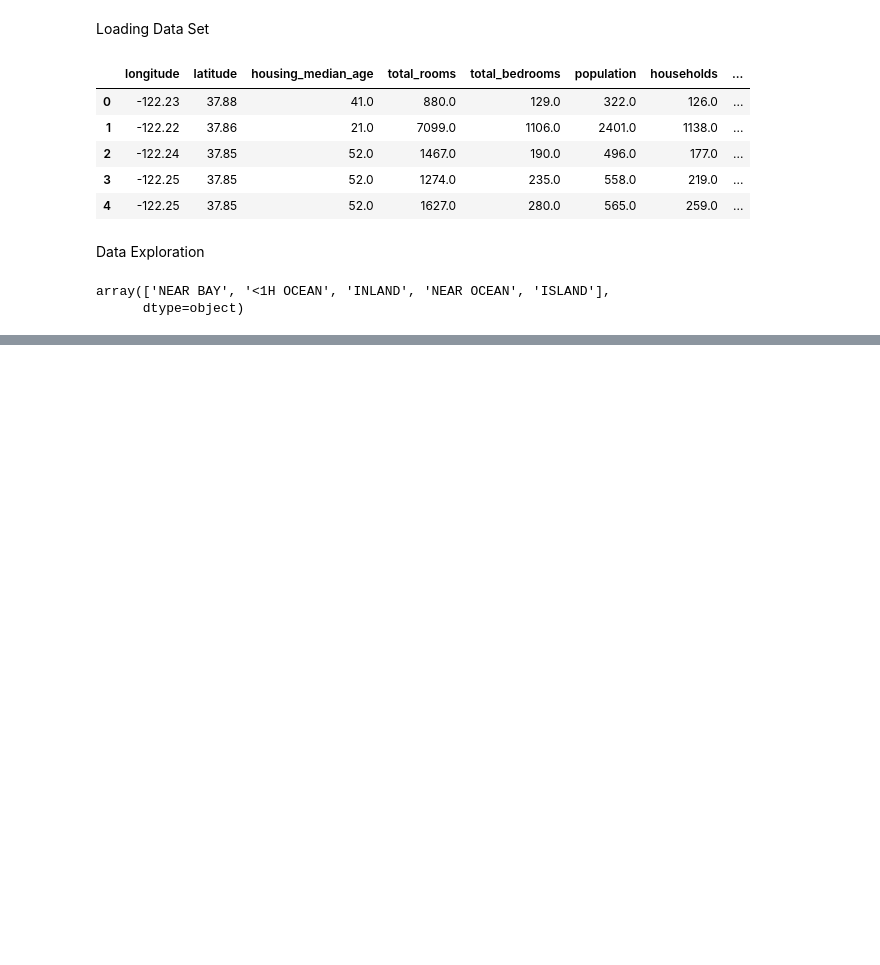
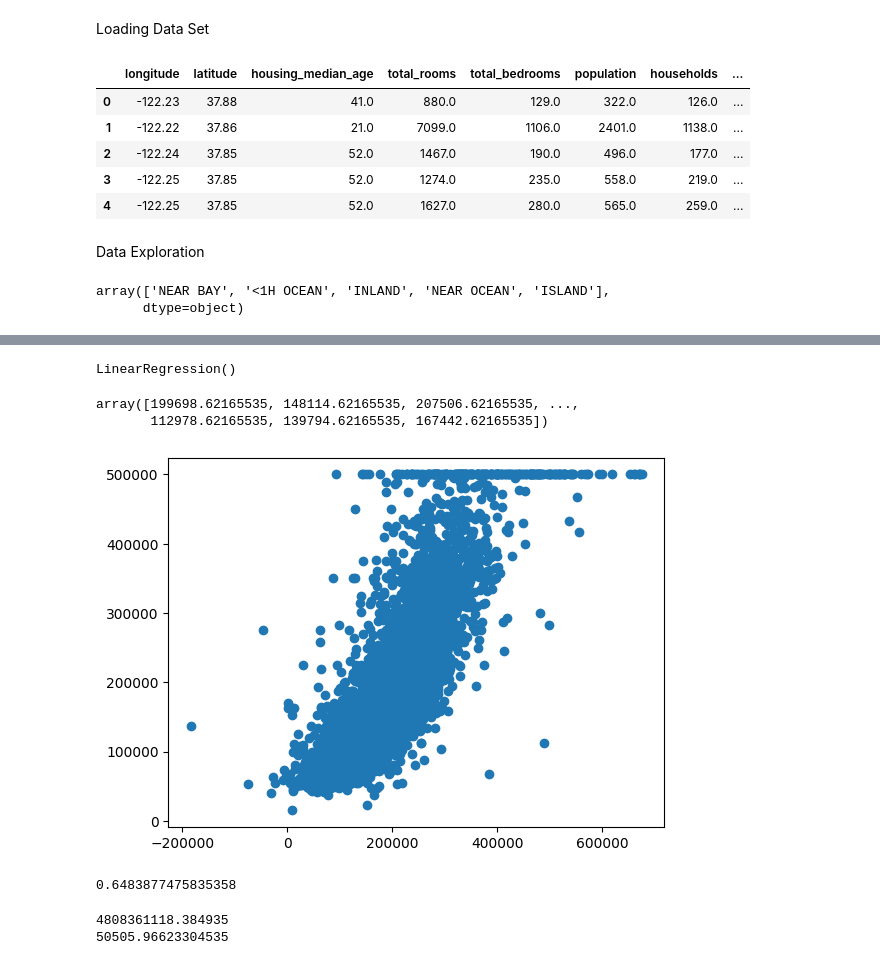
Before and after one commit to nikhilgupta738/house-price-prediction, a Jupyter notebook: californiaHousePricing.ipynb, the cells around one changed output, grey strips where cells are left out. Cells and saved outputs as stored; diff of their text form; code cells hidden in the pictures; blank space fills up the shorter version.

Commit message:
resolve the error near bay string to float

```diff
--- a/californiaHousePricing.ipynb
+++ b/californiaHousePricing.ipynb
@@ -333,0 +203,2 @@ plt.show()
+# %%
+X_test = scaler.transform(X_test)
@@ -333,0 +208,33 @@ plt.show()
+# %%
+from sklearn.linear_model import LinearRegression
+my_model = LinearRegression()
+# %%
+my_model.fit(X_train, y_train)
+# %% [output]
+LinearRegression()
+# %%
+reg_pred=my_model.predict(X_test)
+# %%
+reg_pred
+# %% [output]
+array([199698.62165535, 148114.62165535, 207506.62165535, ...,
+       112978.62165535, 139794.62165535, 167442.62165535])
+# %%
+plt.scatter(reg_pred, y_test)
+plt.show()
+# %% [output]
+[figure, added]
+# %%
+modelScore = my_model.score(X_test, y_test)
+modelScore
+# %% [output]
+0.6483877475835358
+# %%
+from sklearn.metrics import mean_absolute_error
+from sklearn.metrics import mean_squared_error
+
+print(mean_squared_error(y_test, reg_pred))
+print(mean_absolute_error(y_test, reg_pred))
+# %% [output]
+4808361118.384935
+50505.96623304535
```
Also changed, not shown: parts of 53 cells of this notebook, 21 other files.
